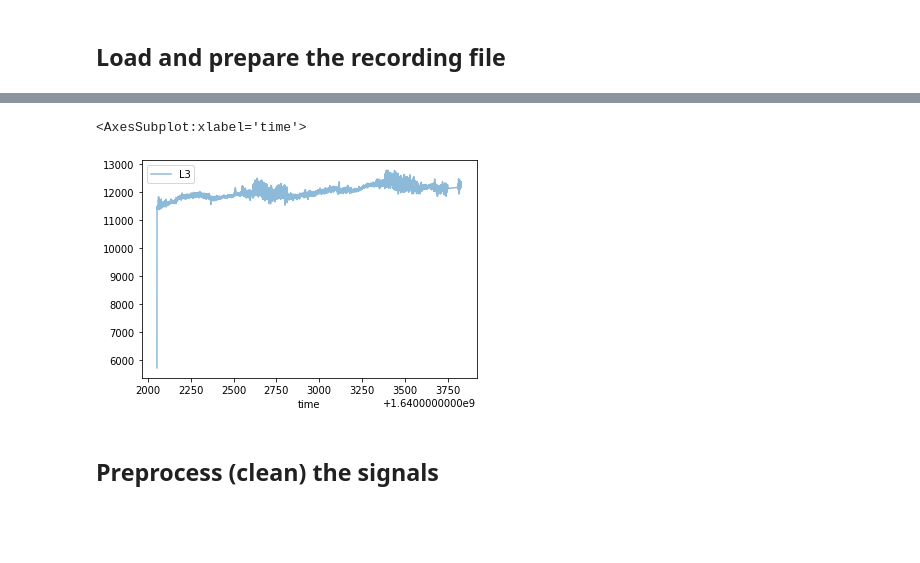
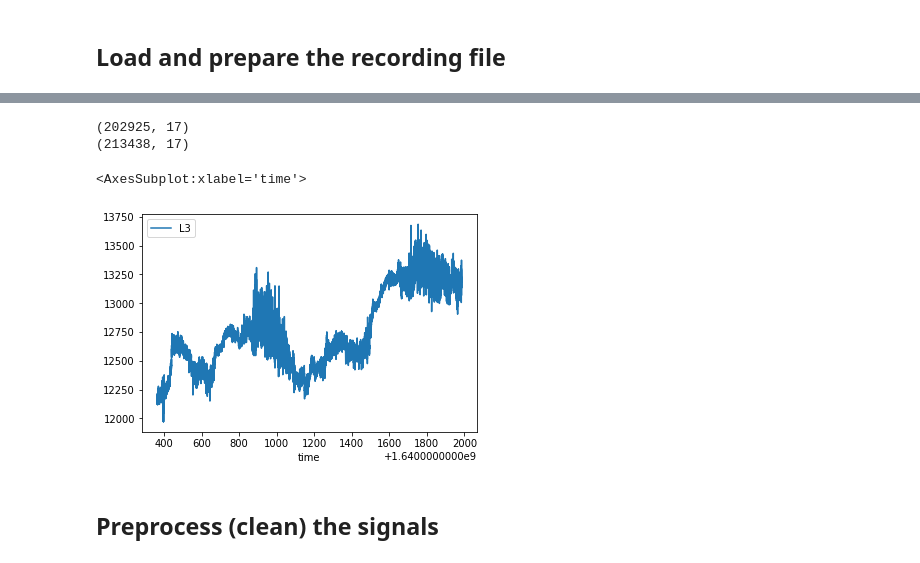
Before and after one commit to davidvblumenthal/nourriture_cEEG, a Jupyter notebook: EEG-Preprocessing-Template.ipynb, the cells around one changed output, grey strips where cells are left out. Drawn from its saved outputs; the diff is of its cells as text; code cells hidden in the pictures; blank space fills up the shorter version.

```diff
--- a/EEG-Preprocessing-Template.ipynb
+++ b/EEG-Preprocessing-Template.ipynb
@@ -31,4 +31,5 @@ eeg_list = ['time', 'L1', 'L2', 'L3', 'L4', 'L7', 'L8', 'L9', 'L10', 'R1', 'R2',
 #     for txt in folder.glob("*.txt")
 # ])
 # df
-df = pd.read_csv('eeg_data/Lukas.txt',header=[0],sep=',')
+df_lukas = pd.read_csv('eeg_data/Lukas.txt',header=[0],sep=',')
+df_david = pd.read_csv('eeg_data/David.txt', header=[0], sep=',')
@@ -64,3 +36,11 @@ Index(['Sample Index', ' EXG Channel 0', ' EXG Channel 1', ' EXG Channel 2',
 # %%
-prepared_df = df[[' Timestamp', ' EXG Channel 0', ' EXG Channel 1', ' EXG Channel 2', ' EXG Channel 3', ' EXG Channel 4', ' EXG Channel 5', ' EXG Channel 6', ' EXG Channel 7', ' EXG Channel 8', ' EXG Channel 9', ' EXG Channel 10', ' EXG Channel 11', ' EXG Channel 12', ' EXG Channel 13', ' EXG Channel 14', ' EXG Channel 15']]
-eeg_df = prepared_df.set_axis(eeg_list, axis=1, inplace=False)
+#list with relevent columns
+rel_columns = [' Timestamp', ' EXG Channel 0', ' EXG Channel 1', ' EXG Channel 2', ' EXG Channel 3', ' EXG Channel 4',
+                ' EXG Channel 5', ' EXG Channel 6', ' EXG Channel 7', ' EXG Channel 8', ' EXG Channel 9', ' EXG Channel 10',
+                ' EXG Channel 11', ' EXG Channel 12', ' EXG Channel 13', ' EXG Channel 14', ' EXG Channel 15']
+#select relevent columns for both routines
+prepared_lukas = df_lukas[rel_columns]
+eeg_lukas = prepared_lukas.set_axis(eeg_list, axis=1, inplace=False)
+
+prepared_david = df_david[rel_columns]
+eeg_david = prepared_david.set_axis(eeg_list, axis=1, inplace=False)
@@ -83,8 +47,15 @@ eeg_df
+# %%
+eeg_david.head(3)
+print(eeg_david.shape)
+print(eeg_lukas.shape)
+# %% [output]
+(202925, 17)
+(213438, 17)
 # %%
-eeg_df.plot(y="L3", x="time", alpha=0.5)
+eeg_david.plot(y="L3", x="time")
 # %% [output]
 <AxesSubplot:xlabel='time'>
-[figure, old version]
+[figure, new version]
 # %% [markdown]
 ## Preprocess (clean) the signals
 # %%
```
Also changed, not shown: parts of 13 cells of this notebook, 2 other files.
